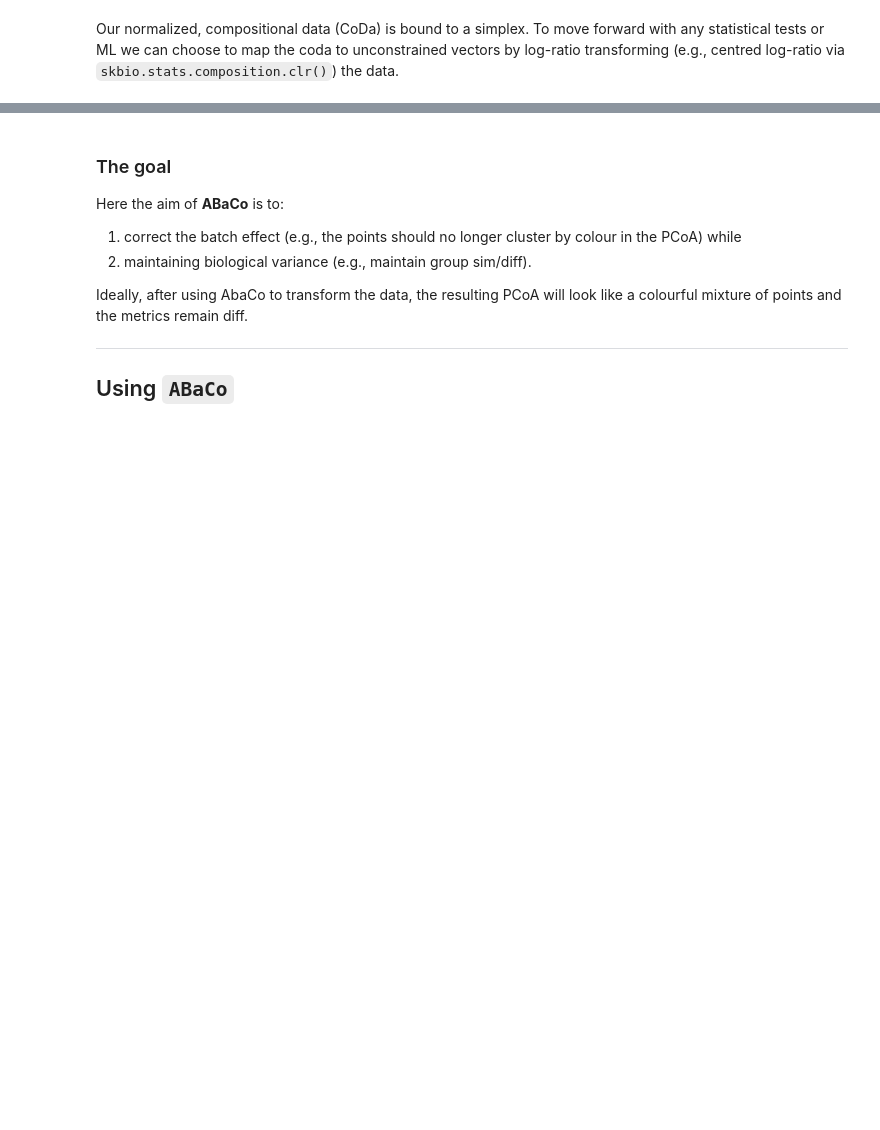
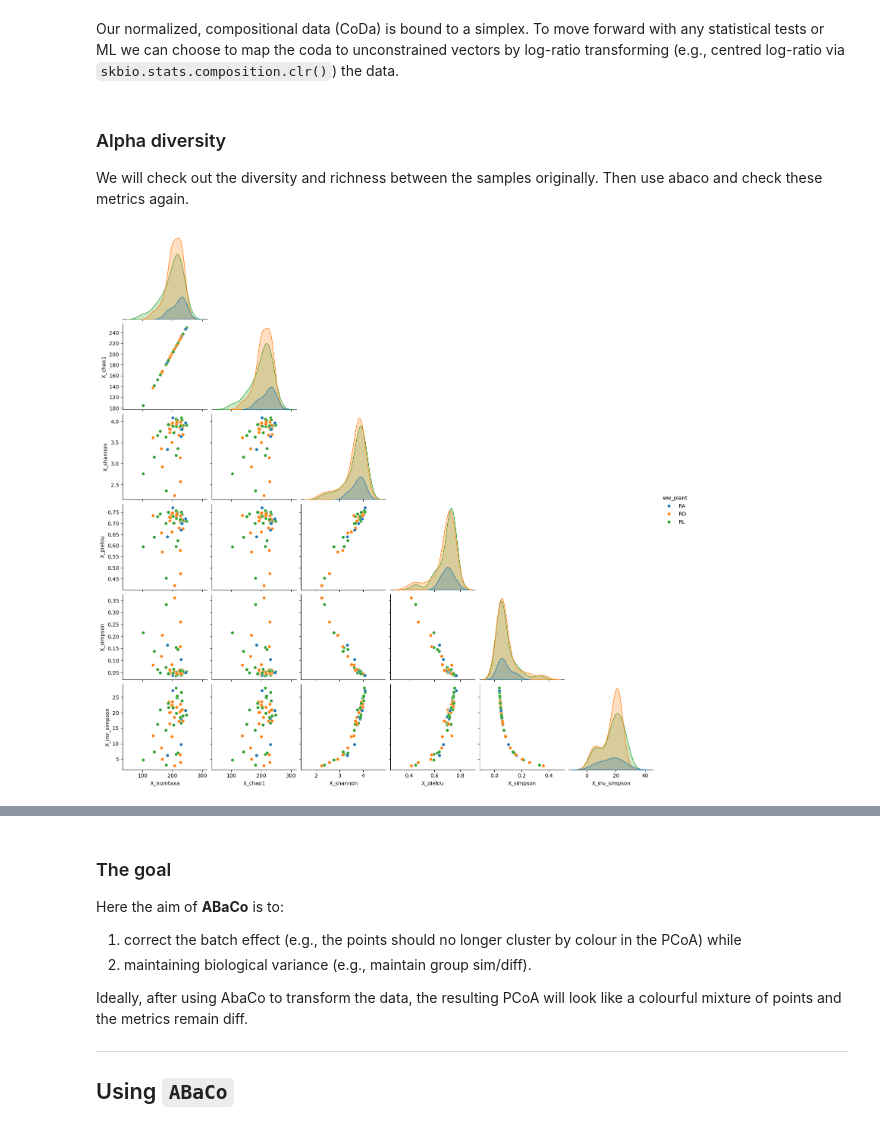
Before and after one commit to Multiomics-Analytics-Group/abaco, a Jupyter notebook: docs/tutorial/demo-mgnify-mys-1135.ipynb, the cells around one changed output, grey strips where cells are left out. Cells and saved outputs as stored; diff of their text form; code cells hidden in the pictures; blank space fills up the shorter version.

```diff
--- a/docs/tutorial/demo-mgnify-mys-1135.ipynb
+++ b/docs/tutorial/demo-mgnify-mys-1135.ipynb
@@ -120,5 +120,39 @@ adata.layers['clr_X'] = clr(np.where(adata.layers['normalized_X'] > 0, adata.lay
 
 # save anndata with new layers
 adata.write_h5ad("data/mgnify_MGYS00001135.h5ad")
+# %% [markdown]
+### Alpha diversity
+We will check out the diversity and richness between the samples originally. Then use abaco and check these metrics again.
 # %%
-# preprocessing
+# Diversity: Number of unique taxa per sample as new metadata
+adata.obs['X_numtaxa'] = (adata.X > 0).sum(axis=1)
+
+# Diversity with correction: Chao1 estimator
+# Chao1 = num observed taxa + (num singletons / (2 x num doubletons))
+num_singletons = (adata.X == 1).sum(axis=1)
+num_doubletons = (adata.X == 2).sum(axis=1)
+adata.obs['X_chao1'] = (adata.X > 0).sum(axis=1) + (num_singletons / (2 * num_doubletons))
+
+# Diversity: Shannon index H = -sum(p_i * log(p_i)), entropy
+from scipy.stats import entropy
+adata.obs['X_shannon'] = entropy(adata.layers['normalized_X'], nan_policy='omit', axis=1)
+
+# Evenness: Pielou evenness index P = H/H_max, H_max = ln(num species)
+adata.obs['X_pielou'] = adata.obs['X_shannon'] / np.log(adata.obs['X_numtaxa'])
+
+# Diversity: simpson index lambda = sum(p_i ^2)
+adata.obs['X_simpson'] = (adata.layers['normalized_X'] ** 2).sum(axis=1)
+
+# Diversity: inverse simpson index D = 1/lambda
+adata.obs['X_inv_simpson'] = 1 / adata.obs['X_simpson']
+# %%
+import seaborn as sns
+
+df_alphas = adata.obs[[
+    'X_numtaxa', 'X_chao1', 'X_shannon',
+    'X_pielou', 'X_simpson', 'X_inv_simpson',
+    batch_col, bio_col
+]].copy()
+g = sns.pairplot(df_alphas, hue=bio_col, corner=True)
+# %% [output]
+[figure, added]
```
Also changed, not shown: parts of 13 cells of this notebook.
